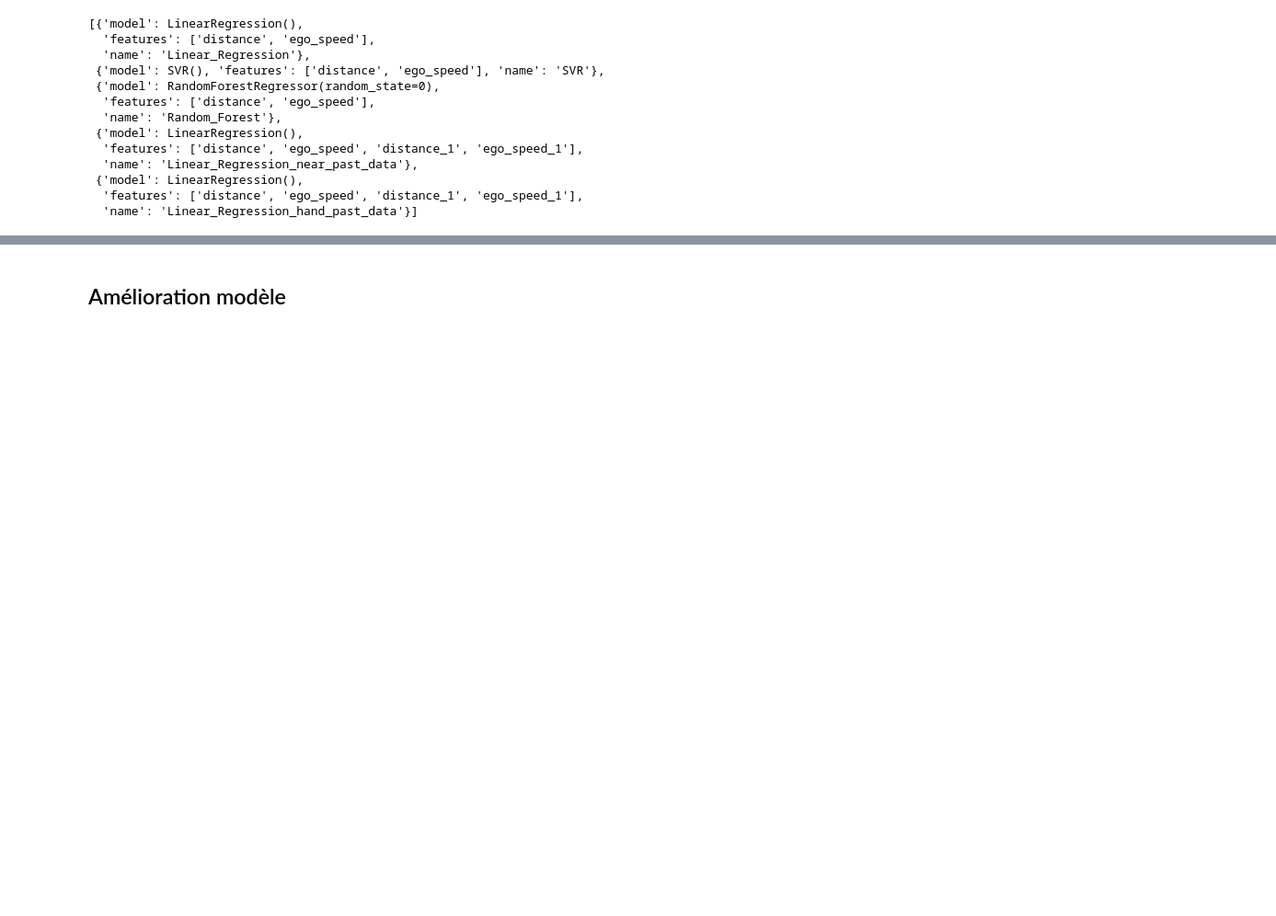
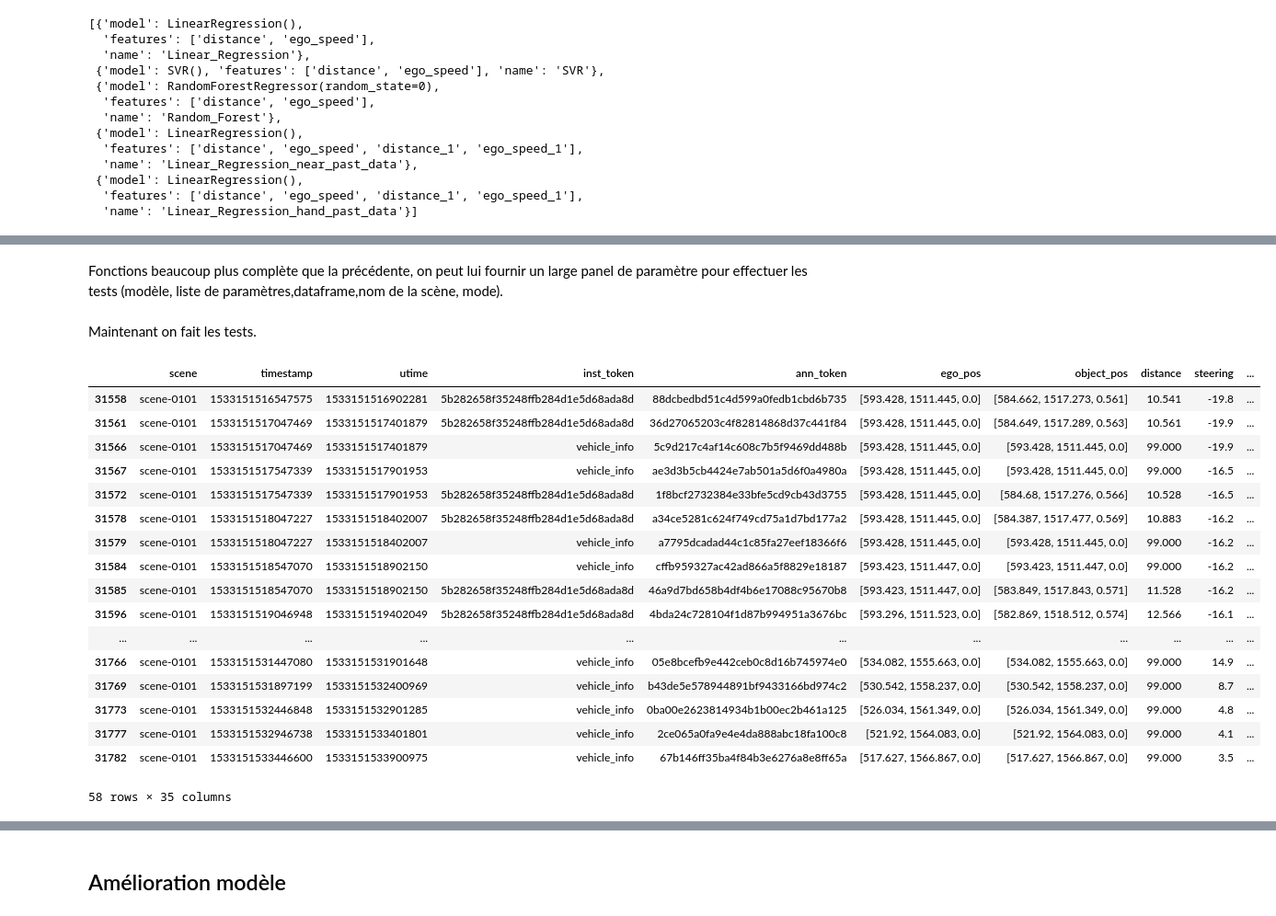
Before and after one commit to AlexandreFiche/machine_learning_for_autonomous_driving, a Jupyter notebook: nuscenes_prediction_acceleration_freinage.ipynb, the cells around one changed output, grey strips where cells are left out. Shown: that part at 92% size. Drawn from its saved outputs; the diff is of its cells as text; code cells hidden in the pictures; blank space fills up the shorter version.

```diff
--- a/nuscenes_prediction_acceleration_freinage.ipynb
+++ b/nuscenes_prediction_acceleration_freinage.ipynb
@@ -1655,0 +1505,2 @@ Linear_Regression
+# %% [markdown]
+Fonctions beaucoup plus complète que la précédente, on peut lui fournir un large panel de paramètre pour effectuer les tests (modèle, liste de paramètres,dataframe,nom de la scène, mode).
@@ -1655,0 +1591,24 @@ Linear_Regression
+# %% [markdown]
+Maintenant on fait les tests.
+# %%
+df = df_hand_past[(df_hand_past['scene']=='scene-0101')].iloc[4:,:]
+df
+# %% [output]
+|  | scene | timestamp | utime | inst_token | ann_token | ego_pos | object_pos | distance | steering | ... |
+| 31558 | scene-0101 | 1533151516547575 | 1533151516902281 | 5b282658f35248ffb284d1e5d68ada8d | 88dcbedbd51c4d599a0fedb1cbd6b735 | [593.428, 1511.445, 0.0] | [584.662, 1517.273, 0.561] | 10.541 | -19.8 | ... |
+| 31561 | scene-0101 | 1533151517047469 | 1533151517401879 | 5b282658f35248ffb284d1e5d68ada8d | 36d27065203c4f82814868d37c441f84 | [593.428, 1511.445, 0.0] | [584.649, 1517.289, 0.563] | 10.561 | -19.9 | ... |
+| 31566 | scene-0101 | 1533151517047469 | 1533151517401879 | vehicle_info | 5c9d217c4af14c608c7b5f9469dd488b | [593.428, 1511.445, 0.0] | [593.428, 1511.445, 0.0] | 99.000 | -19.9 | ... |
+| 31567 | scene-0101 | 1533151517547339 | 1533151517901953 | vehicle_info | ae3d3b5cb4424e7ab501a5d6f0a4980a | [593.428, 1511.445, 0.0] | [593.428, 1511.445, 0.0] | 99.000 | -16.5 | ... |
+| 31572 | scene-0101 | 1533151517547339 | 1533151517901953 | 5b282658f35248ffb284d1e5d68ada8d | 1f8bcf2732384e33bfe5cd9cb43d3755 | [593.428, 1511.445, 0.0] | [584.68, 1517.276, 0.566] | 10.528 | -16.5 | ... |
+| 31578 | scene-0101 | 1533151518047227 | 1533151518402007 | 5b282658f35248ffb284d1e5d68ada8d | a34ce5281c624f749cd75a1d7bd177a2 | [593.428, 1511.445, 0.0] | [584.387, 1517.477, 0.569] | 10.883 | -16.2 | ... |
+| 31579 | scene-0101 | 1533151518047227 | 1533151518402007 | vehicle_info | a7795dcadad44c1c85fa27eef18366f6 | [593.428, 1511.445, 0.0] | [593.428, 1511.445, 0.0] | 99.000 | -16.2 | ... |
+| 31584 | scene-0101 | 1533151518547070 | 1533151518902150 | vehicle_info | cffb959327ac42ad866a5f8829e18187 | [593.423, 1511.447, 0.0] | [593.423, 1511.447, 0.0] | 99.000 | -16.2 | ... |
+| 31585 | scene-0101 | 1533151518547070 | 1533151518902150 | 5b282658f35248ffb284d1e5d68ada8d | 46a9d7bd658b4df4b6e17088c95670b8 | [593.423, 1511.447, 0.0] | [583.849, 1517.843, 0.571] | 11.528 | -16.2 | ... |
+| 31596 | scene-0101 | 1533151519046948 | 1533151519402049 | 5b282658f35248ffb284d1e5d68ada8d | 4bda24c728104f1d87b994951a3676bc | [593.296, 1511.523, 0.0] | [582.869, 1518.512, 0.574] | 12.566 | -16.1 | ... |
+| ... | ... | ... | ... | ... | ... | ... | ... | ... | ... | ... |
+| 31766 | scene-0101 | 1533151531447080 | 1533151531901648 | vehicle_info | 05e8bcefb9e442ceb0c8d16b745974e0 | [534.082, 1555.663, 0.0] | [534.082, 1555.663, 0.0] | 99.000 | 14.9 | ... |
+| 31769 | scene-0101 | 1533151531897199 | 1533151532400969 | vehicle_info | b43de5e578944891bf9433166bd974c2 | [530.542, 1558.237, 0.0] | [530.542, 1558.237, 0.0] | 99.000 | 8.7 | ... |
+| 31773 | scene-0101 | 1533151532446848 | 1533151532901285 | vehicle_info | 0ba00e2623814934b1b00ec2b461a125 | [526.034, 1561.349, 0.0] | [526.034, 1561.349, 0.0] | 99.000 | 4.8 | ... |
+| 31777 | scene-0101 | 1533151532946738 | 1533151533401801 | vehicle_info | 2ce065a0fa9e4e4da888abc18fa100c8 | [521.92, 1564.083, 0.0] | [521.92, 1564.083, 0.0] | 99.000 | 4.1 | ... |
+| 31782 | scene-0101 | 1533151533446600 | 1533151533900975 | vehicle_info | 67b146ff35ba4f84b3e6276a8e8ff65a | [517.627, 1566.867, 0.0] | [517.627, 1566.867, 0.0] | 99.000 | 3.5 | ... |
+58 rows × 35 columns
```
Also changed, not shown: parts of 20 cells of this notebook, 1 other file.
